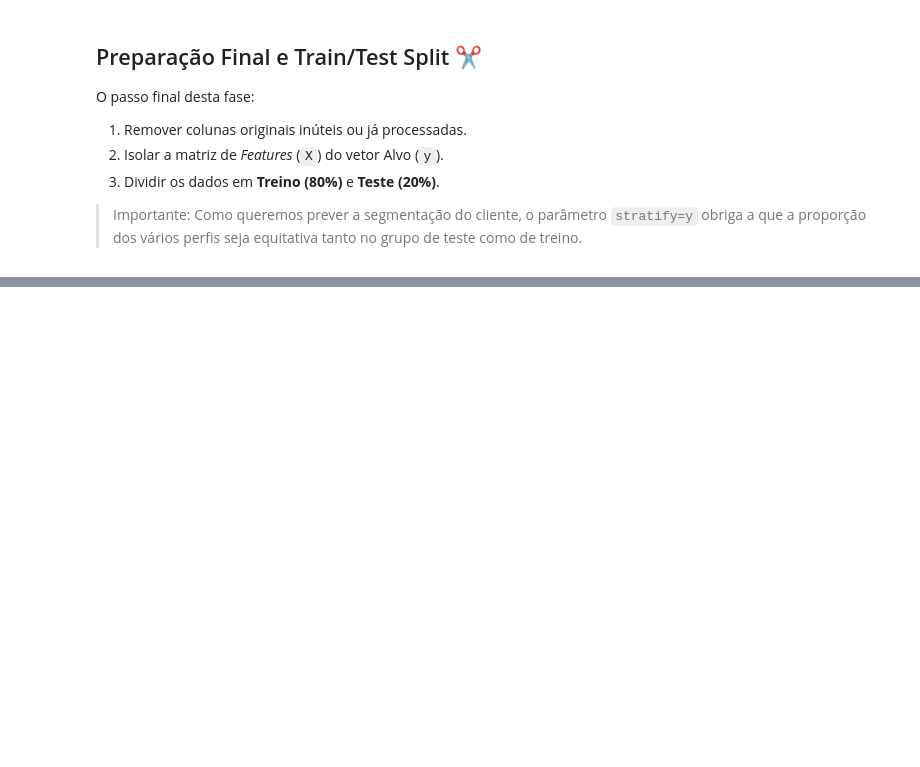
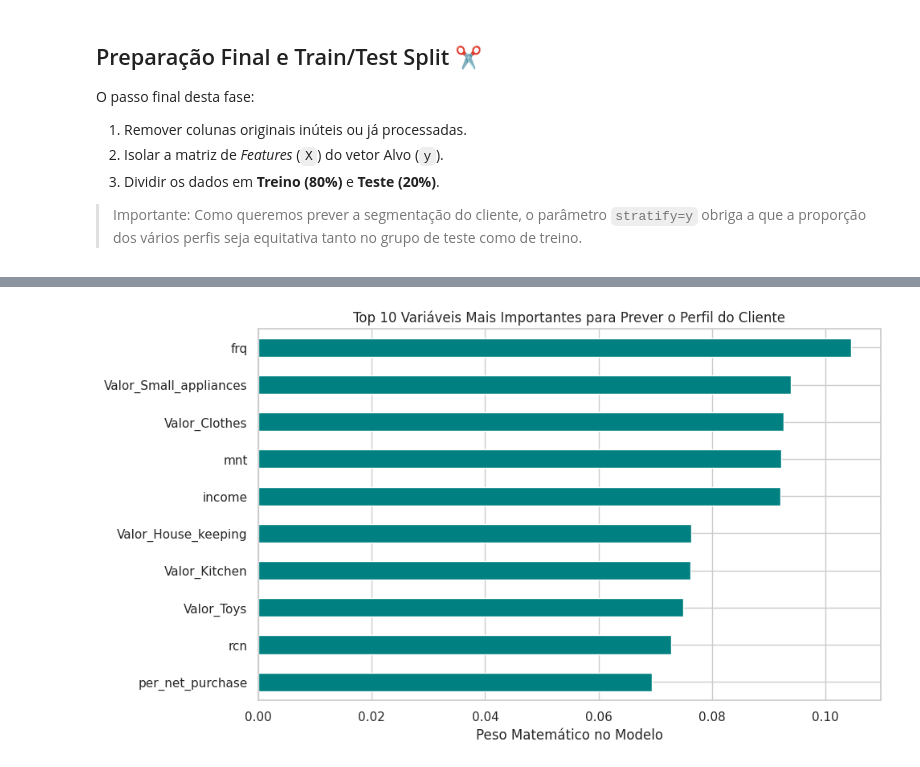
Before and after one commit to MPCCoder/Data-Science-e-Modelos-Preditivos, a Jupyter notebook: Data_Science_e_Modelos_Preditivos_Lab4.ipynb, the cells around one changed output, grey strips where cells are left out. Drawn from its saved outputs; the diff is of its cells as text; code cells hidden in the pictures; blank space fills up the shorter version.

```diff
--- a/Data_Science_e_Modelos_Preditivos_Lab4.ipynb
+++ b/Data_Science_e_Modelos_Preditivos_Lab4.ipynb
@@ -566,0 +592,16 @@ Teste  -> Features: (1800, 19), Target: (1800,)
+# %%
+from sklearn.tree import DecisionTreeClassifier
+from sklearn.neighbors import KNeighborsClassifier
+from sklearn.metrics import accuracy_score
+
+modelo_arvore = DecisionTreeClassifier(max_depth=6, random_state=42)
+modelo_knn = KNeighborsClassifier(n_neighbors=6)
+
+modelo_arvore.fit(X_train, y_train)
+modelo_knn.fit(X_train, y_train)
+
+acc_arvore = accuracy_score(y_test,modelo_arvore.predict(X_test))
+acc_knn = accuracy_score(y_test, modelo_knn.predict(X_test))
+
+print(f"🌳 Exatidão da Árvore de Decisão: {acc_arvore * 100:.2f}%")
+print(f"👥 Exatidão do KNN: {acc_knn * 100:.2f}%")
@@ -566,0 +630,9 @@ Teste  -> Features: (1800, 19), Target: (1800,)
+# %%
+from sklearn.ensemble import RandomForestClassifier
+
+modelo_rf = RandomForestClassifier(n_estimators=50, random_state=42)
+modelo_rf.fit(X_train, y_train)
+
+acc_rf = accuracy_score(y_test,modelo_rf.predict(X_test))
+
+print(f"Exatidão do Random Forest: {acc_rf * 100:.2f}%")
@@ -566,0 +654,14 @@ Teste  -> Features: (1800, 19), Target: (1800,)
+# %%
+# Extrair a importância das variáveis calculada pelo Random Forest
+importancias = pd.Series(modelo_rf.feature_importances_, index=X_train.columns)
+importancias_ordenadas = importancias.sort_values(ascending=False).head(10)
+
+# Gráfico de Barras Tufte-style
+plt.figure(figsize=(10,6))
+importancias_ordenadas.plot(kind='barh', color='teal')
+plt.title('Top 10 Variáveis Mais Importantes para Prever o Perfil do Cliente')
+plt.xlabel('Peso Matemático no Modelo')
+plt.gca().invert_yaxis() # A maior variável fica no topo
+plt.show()
+# %% [output]
+[figure, added]
```
Also changed, not shown: parts of 13 cells of this notebook.
